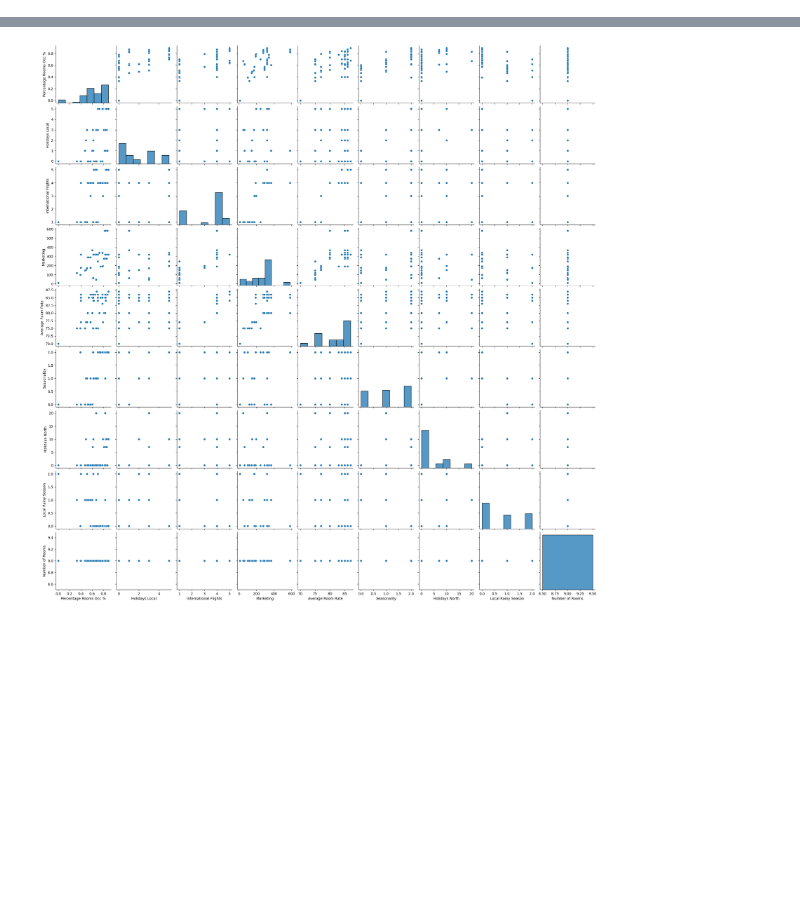
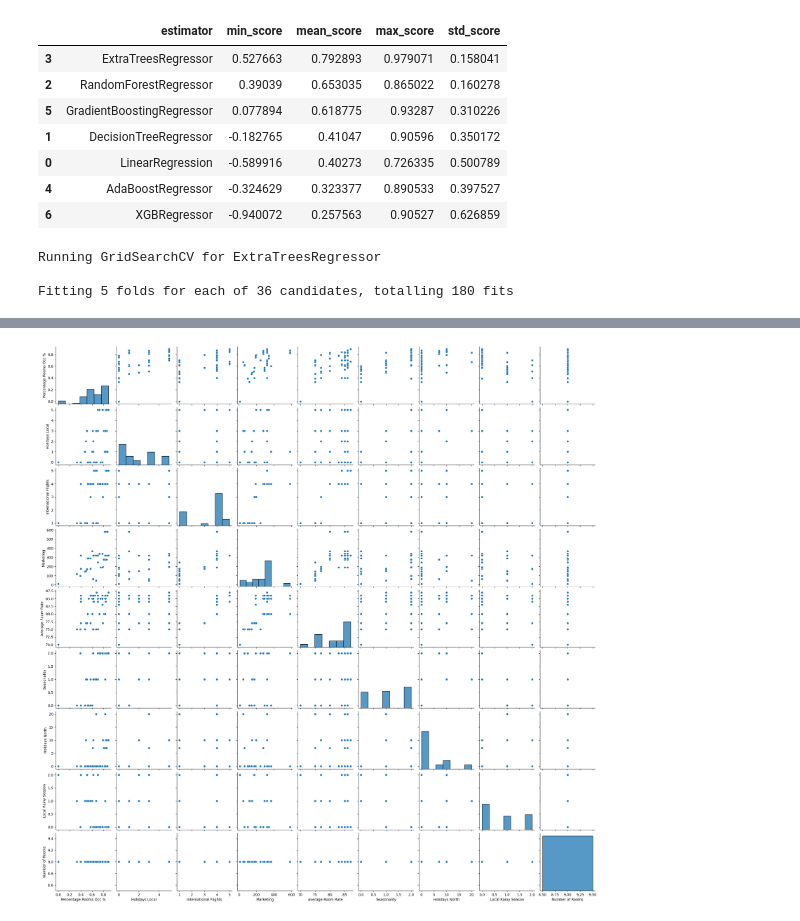
Before and after one commit to Danpr1984/hotelbudget, a Jupyter notebook: predictive_models/1.occupancy.ipynb, the cells around one changed output, grey strips where cells are left out. Drawn from its saved outputs; the diff is of its cells as text; code cells hidden in the pictures; blank space fills up the shorter version.

```diff
--- a/predictive_models/1.occupancy.ipynb
+++ b/predictive_models/1.occupancy.ipynb
@@ -110,9 +90,3 @@ for col, replacements in column_replacements.items():
-# %%
-# Convert 'Date' column to datetime
-df['Date'] = pd.to_datetime(df['Date'])
-
-# Set 'Date' as the index
-df.set_index('Date', inplace=True)
 # %%
 df.drop(columns=['Rooms Revenue'], inplace=True)
 # %%
@@ -138,0 +194,11 @@ df
+# %%
+from sklearn.model_selection import train_test_split
+X_train, X_test, y_train, y_test = train_test_split(
+    df.drop(['Percentage Rooms Occ %'], axis=1),
+    df['Percentage Rooms Occ %'],
+    test_size=0.2,
+    random_state=0
+)
+
+print("* Train set:", X_train.shape, y_train.shape,
+      "\n* Test set:",  X_test.shape, y_test.shape)
@@ -138,0 +249,12 @@ df
+# %%
+grid_search_summary, grid_search_pipelines = search.score_summary(sort_by='mean_score')
+grid_search_summary
+# %% [output]
+|  | estimator | min_score | mean_score | max_score | std_score |
+| 3 | ExtraTreesRegressor | 0.527663 | 0.792893 | 0.979071 | 0.158041 |
+| 2 | RandomForestRegressor | 0.39039 | 0.653035 | 0.865022 | 0.160278 |
+| 5 | GradientBoostingRegressor | 0.077894 | 0.618775 | 0.93287 | 0.310226 |
+| 1 | DecisionTreeRegressor | -0.182765 | 0.41047 | 0.90596 | 0.350172 |
+| 0 | LinearRegression | -0.589916 | 0.40273 | 0.726335 | 0.500789 |
+| 4 | AdaBoostRegressor | -0.324629 | 0.323377 | 0.890533 | 0.397527 |
+| 6 | XGBRegressor | -0.940072 | 0.257563 | 0.90527 | 0.626859 |
@@ -138,0 +274,7 @@ df
+# %%
+search = HyperparameterOptimizationSearch(models=models_search, params=params_search)
+search.fit(X_train, y_train, scoring = 'r2', n_jobs=-1, cv=5)
+# %% [output]
+Running GridSearchCV for ExtraTreesRegressor
+
+Fitting 5 folds for each of 36 candidates, totalling 180 fits
```
Also changed, not shown: parts of 18 cells of this notebook, 2 other files.
